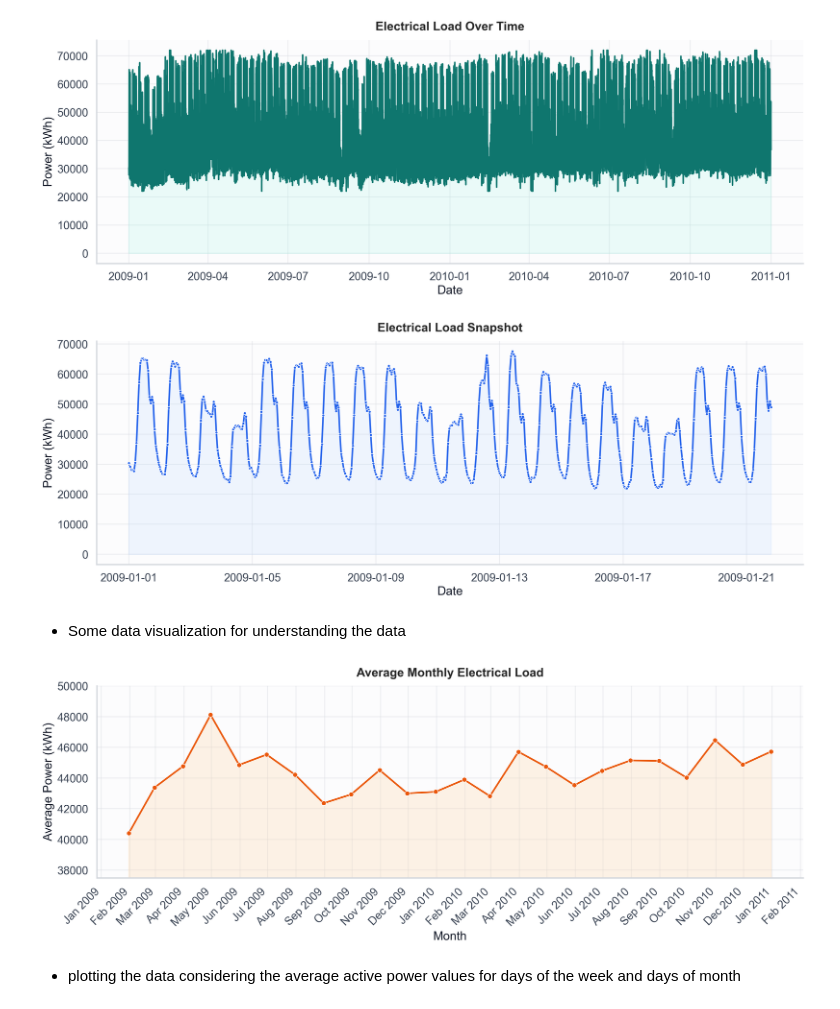
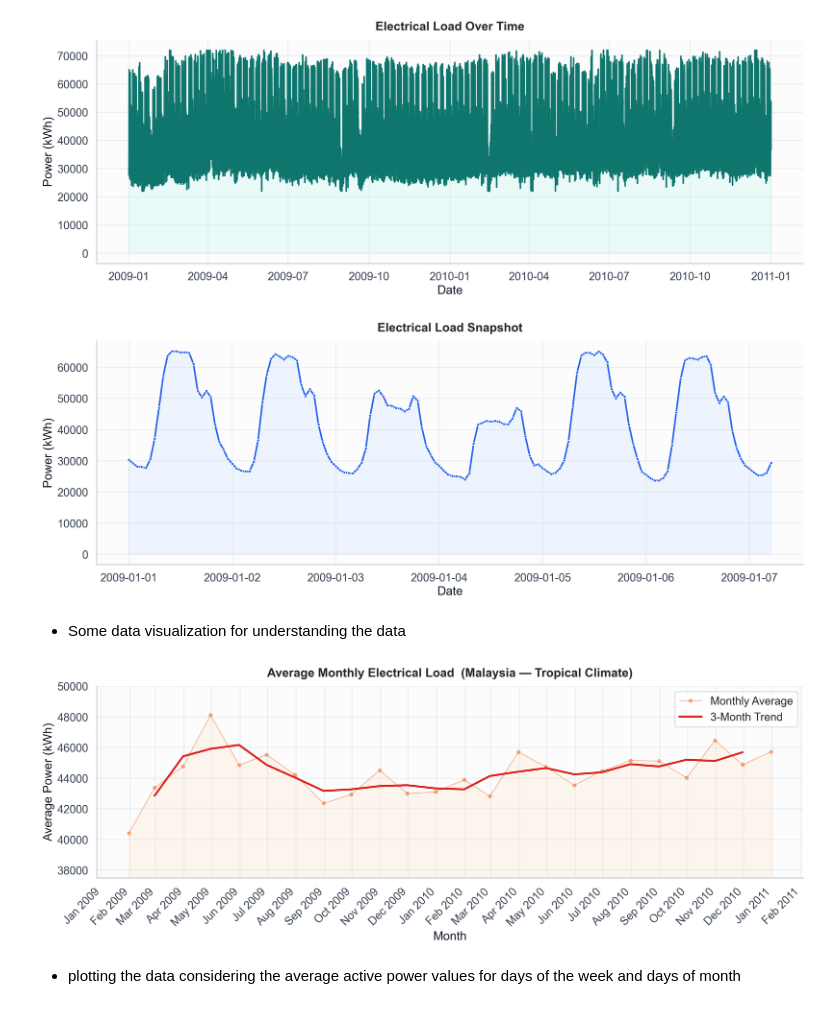
Before and after one commit to mojmhmdi/Deep-learning-electrical-load-forecasting--Practice2-, a Jupyter notebook: Practice_2.ipynb, the cells around one changed output. Drawn from its saved outputs; the diff is of its cells as text; code cells hidden in the pictures.

```diff
--- a/Practice_2.ipynb
+++ b/Practice_2.ipynb
@@ -85,46 +82,49 @@ plt.tight_layout();
 [figure]
 # %%
 fig, ax = plt.subplots(figsize=(16, 6))
-subset = df.iloc[:500]
+subset = df.iloc[:150]
 sns.lineplot(x=subset.index, y='power', data=subset, ax=ax, color='#2563EB', linewidth=2.4, marker='o', markersize=4)
 ax.set_title('Electrical Load Snapshot', pad=14)
 ax.set_xlabel('Date')
 ax.set_ylabel('Power (kWh)')
 ax.fill_between(subset.index, subset['power'].to_numpy(), color='#BFDBFE', alpha=0.22)
 sns.despine()
 plt.tight_layout();
 # %% [output]
-[figure, old version]
+[figure, new version]
 # %% [markdown]
 - Some data visualization for understanding the data
 # %%
 import matplotlib.dates as mdates
 
 df_by_month = df.resample('M').mean()
+# 3-month rolling average to reveal the underlying trend
+df_trend = df_by_month['power'].rolling(window=3, center=True).mean()
 
 fig, ax = plt.subplots(figsize=(16, 6))
-sns.lineplot(
-    x=df_by_month.index,
-    y='power',
-    data=df_by_month,
-    ax=ax,
-    marker='o',
-    markersize=7,
-    linewidth=2.5,
-    color='#EA580C'
-)
-ax.fill_between(df_by_month.index, df_by_month['power'].to_numpy(), color='#FED7AA', alpha=0.28)
-ax.set_title('Average Monthly Electrical Load', pad=14)
+
+# Raw monthly data — light/faded
+ax.plot(df_by_month.index, df_by_month['power'],
+        color='#EA580C', linewidth=1.2, alpha=0.4,
+        marker='o', markersize=5, label='Monthly Average')
+
+# Smooth trend line — bold
+ax.plot(df_by_month.index, df_trend,
+        color='#DC2626', linewidth=3, label='3-Month Trend', zorder=5)
+
+ax.fill_between(df_by_month.index, df_by_month['power'].to_numpy(), color='#FED7AA', alpha=0.18)
+ax.set_title('Average Monthly Electrical Load  (Malaysia — Tropical Climate)', pad=14)
 ax.set_xlabel('Month')
 ax.set_ylabel('Average Power (kWh)')
 ax.set_ylim(37500, 50000)
 ax.xaxis.set_major_locator(mdates.MonthLocator(interval=1))
 ax.xaxis.set_major_formatter(mdates.DateFormatter('%b %Y'))
+ax.legend(frameon=True, facecolor='white', edgecolor='#D1D5DB')
 plt.xticks(rotation=45, ha='right')
 sns.despine()
 plt.tight_layout();
 # %% [output]
-[figure, old version]
+[figure, new version]
 # %% [markdown]
 - plotting the data considering the average active power values for days of the week and days of month
 # %%
```
Also changed, not shown: parts of 5 cells of this notebook.
